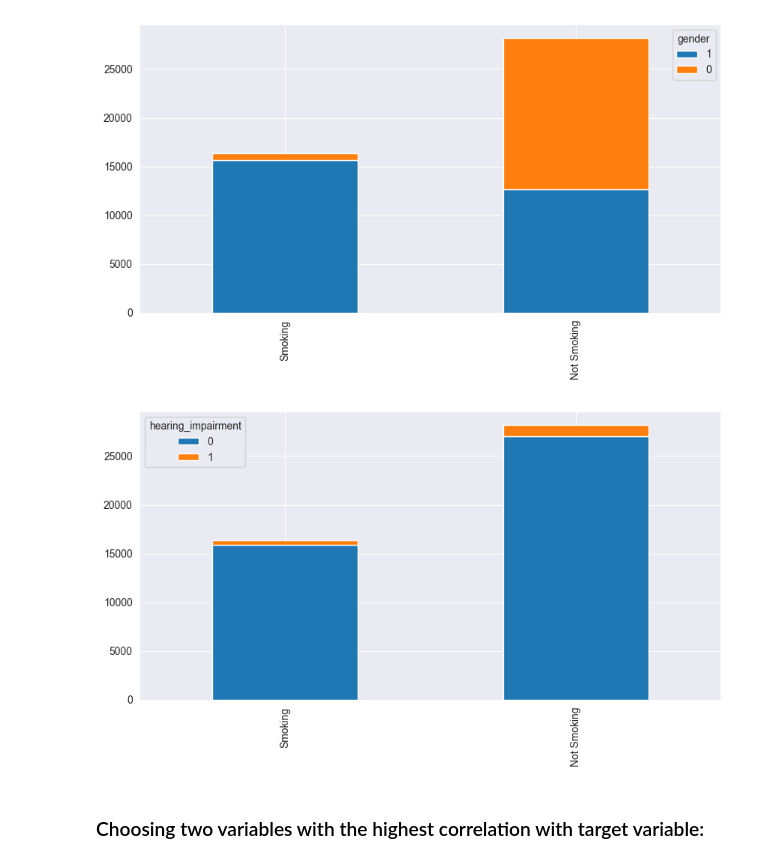
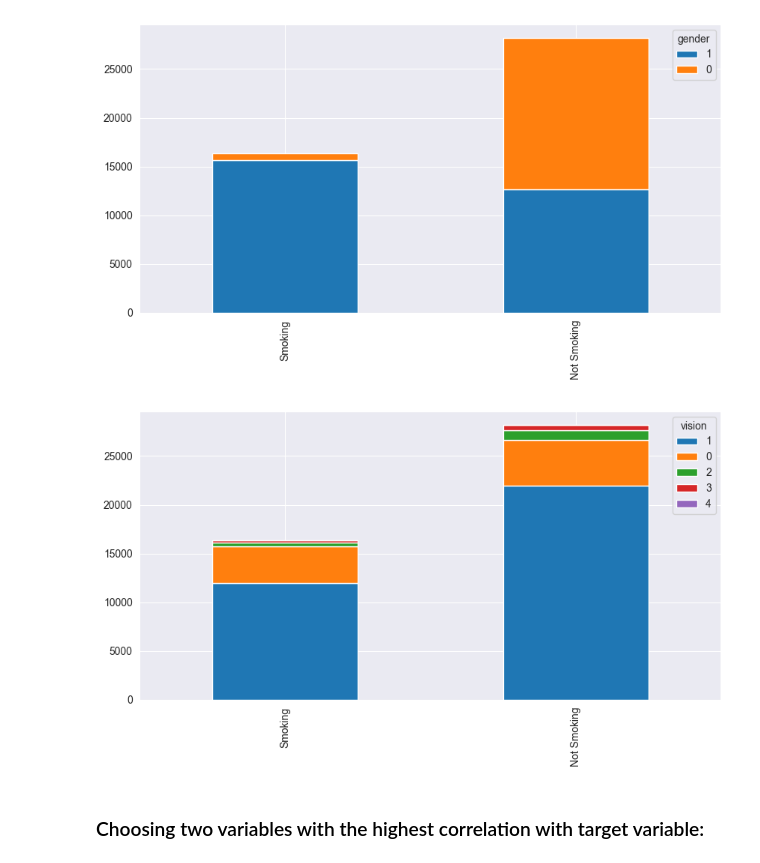
Before and after one commit to balooooooooo/machine_learning_1_coursework, a Jupyter notebook: data_exploration.ipynb, the cells around one changed output. Drawn from its saved outputs; the diff is of its cells as text; code cells hidden in the pictures.

```diff
--- a/data_exploration.ipynb
+++ b/data_exploration.ipynb
@@ -5,7 +5,7 @@ import pandas as pd
 import matplotlib.pyplot as plt
 import seaborn as sns
 import numpy as np
-train = pd.read_csv("data/train_data.csv")
+train = pd.read_csv("random_tree_data/train_data.csv")
 train.head(5)
 # %% [output]
 |  | gender | age | height(cm) | weight(kg) | waist(cm) | eyesight(left) | eyesight(right) | hearing(left) | ... |
@@ -57,9 +57,9 @@ bar_chart(train, "gender")
 # %% [output]
 [figure]
 # %%
-bar_chart(train, "hearing_impairment")
+bar_chart(train, "vision")
 # %% [output]
-[figure, old version]
+[figure, new version]
 # %% [markdown]
 ### Choosing two variables with the highest correlation with target variable:
 # %%
```
Also changed, not shown: 2 other files.
